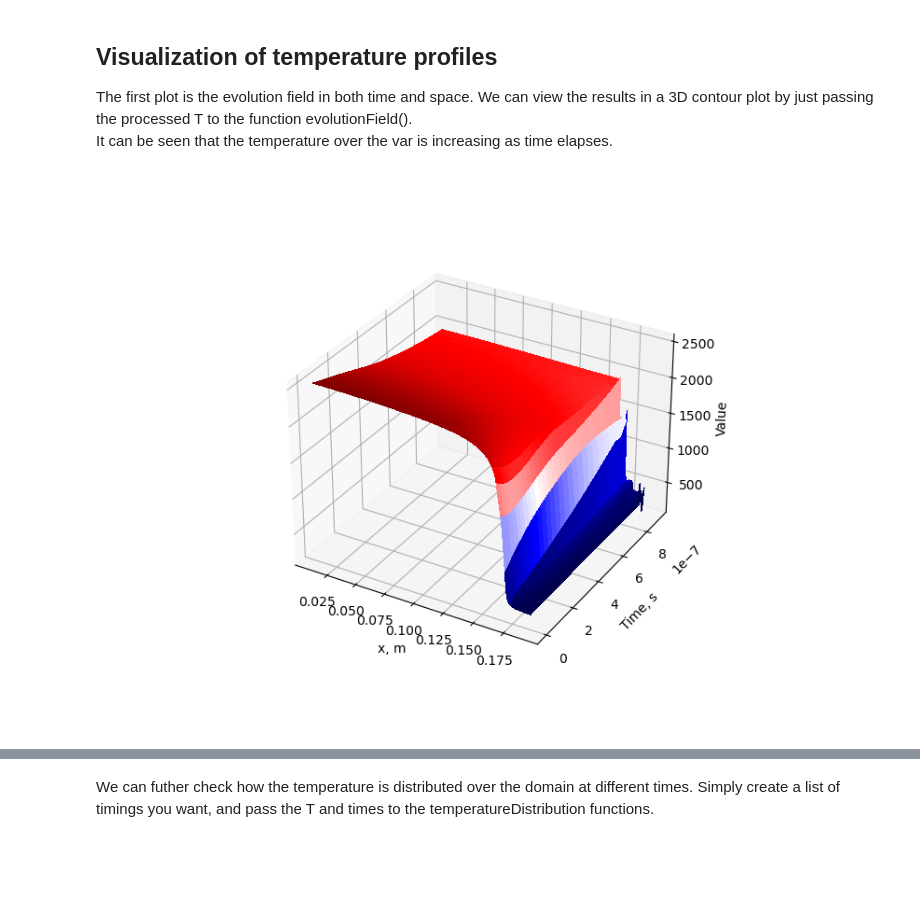
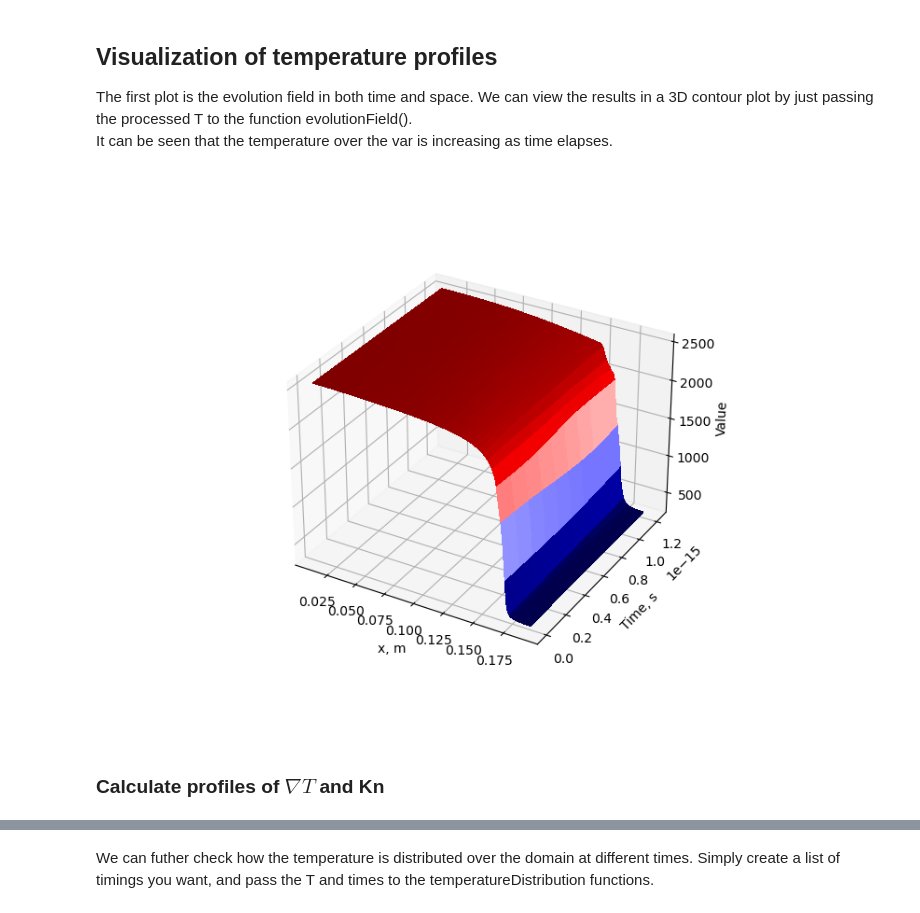
Before and after one commit to Lexmidan/nonloc_heatflux, a Jupyter notebook: PyTorch/time-evolv-heatflux.ipynb, the cells around one changed output, grey strips where cells are left out. Drawn from its saved outputs; the diff is of its cells as text; code cells hidden in the pictures; blank space fills up the shorter version.

```diff
--- a/PyTorch/time-evolv-heatflux.ipynb
+++ b/PyTorch/time-evolv-heatflux.ipynb
@@ -104,13 +86,17 @@ T = pd.DataFrame(results)
 alpha3d=pd.DataFrame(alphas, columns=T.columns,index=T.index)
 beta3d=pd.DataFrame(betas, columns=T.columns,index=T.index)
 heatflux3d=pd.DataFrame(heatflux, columns=T.columns,index=T.index)
+
+endframe=-1
 # %% [markdown]
 ## Visualization of temperature profiles
 The first plot is the evolution field in both time and space. We can view the results in a 3D contour plot by just passing the processed T to the function evolutionField(). <br>
 It can be seen that the temperature over the var is increasing as time elapses.
 # %%
-pp.evolutionField(T[T.columns[:28]])
+pp.evolutionField(T[T.columns[:endframe]])
 # %% [output]
-[figure, old version]
+[figure, new version]
+# %% [markdown]
+### Calculate profiles of $\nabla{T}$ and Kn
 # %%
 import numpy as np
```
Also changed, not shown: parts of 16 cells of this notebook, 5 other files.
